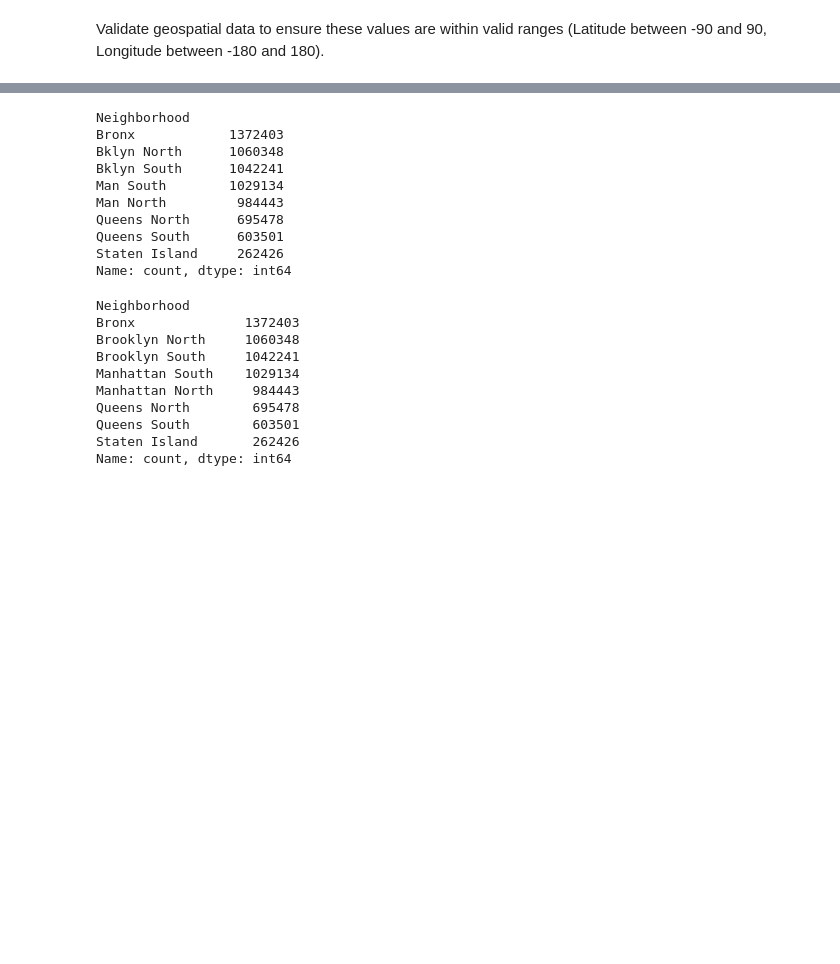
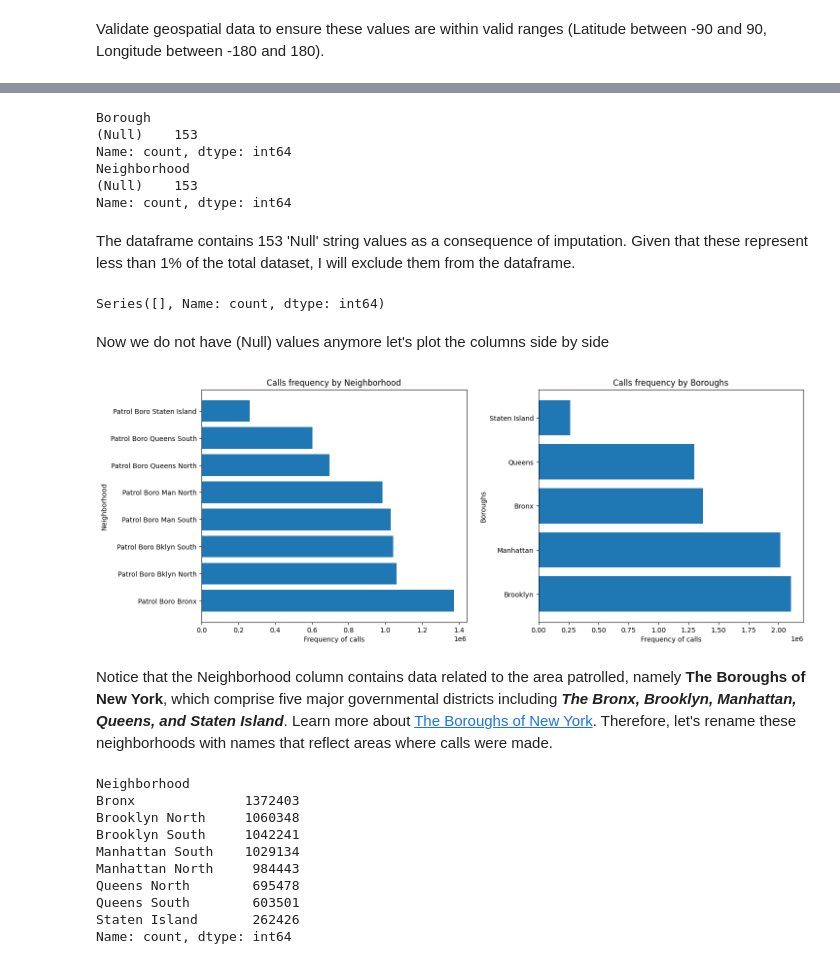
Before and after one commit to RaphRivers/Analysis-of-NYPD-911-Calls-Data-for-Enhanced-Public-Safety, a Jupyter notebook: notebook/data-preprocessing.ipynb, the cells around one changed output, grey strips where cells are left out. Drawn from its saved outputs; the diff is of its cells as text; code cells hidden in the pictures; blank space fills up the shorter version.

```diff
--- a/notebook/data-preprocessing.ipynb
+++ b/notebook/data-preprocessing.ipynb
@@ -321,23 +463,50 @@ Name: count, dtype: int64
+# %%
+print (df_subset_null['Borough'].value_counts(),df_subset_null['Neighborhood'].value_counts(), sep='\n')
+# %% [output]
+Borough
+(Null)    153
+Name: count, dtype: int64
+Neighborhood
+(Null)    153
+Name: count, dtype: int64
+# %% [markdown]
+The dataframe contains 153 'Null' string values as a consequence of imputation. Given that these represent less than 1% of the total dataset, I will exclude them from the dataframe.
 # %%
 # Filter out (Null) string values
 df_subset = df_subset[df_subset['Neighborhood'] != '(Null)']
+# %%
+df_subset_null = df_subset[df_subset['Neighborhood'] == '(Null)']
+df_subset_null.value_counts()
+# %% [output]
+Series([], Name: count, dtype: int64)
+# %% [markdown]
+Now we do not have (Null) values anymore let's plot the columns side by side
+# %%
+# Plt the Fequency of emergency calls by Boroughs
+b = df_subset['Borough'].value_counts()
+n = df_subset['Neighborhood'].value_counts()
+# figure and axes
+fig, axes = plt.subplots(1,2, figsize=(15, 6))
+# Plot value counts for Neighboorhood
+axes[0].barh(n.index, n.values)
+axes[0].set_title('Calls frequency by Neighborhood')
+axes[0].set_ylabel('Neighborhood')
+axes[0].set_xlabel('Frequency of calls')
+# Plot value counts for Borough
+axes[1].barh(b.index, b.values)
+axes[1].set_title('Calls frequency by Boroughs')
+axes[1].set_ylabel('Boroughs')
+axes[1].set_xlabel('Frequency of calls')
+
+# Display the plot automatically adjusting the layout with increased padding
+plt.tight_layout(pad=2.0)
+# %% [output]
+[figure, added]
+# %% [markdown]
+Notice that the Neighborhood column contains data related to the area patrolled, namely **The Boroughs of New York**, which comprise five major governmental districts including ***The Bronx, Brooklyn, Manhattan, Queens, and Staten Island***. Learn more about [The Boroughs of New York](https://en.wikipedia.org/wiki/Boroughs_of_New_York_City).  Therefore, let's rename these neighborhoods with names that reflect areas where calls were made.
 # %%
 # Extract everything after "Patrol Boro" and assign it to a new column 'neighborhood.'
 df_subset['Neighborhood'] = df_subset['Neighborhood'].str.extract('Patrol Boro (.*)')
-# %%
-# Preview dataframe
-df_subset['Neighborhood'].value_counts(dropna=False)
-# %% [output]
-Neighborhood
-Bronx            1372403
-Bklyn North      1060348
-Bklyn South      1042241
-Man South        1029134
-Man North         984443
-Queens North      695478
-Queens South      603501
-Staten Island     262426
-Name: count, dtype: int64
 # %%
 # Replace neighborhoods abbreviations with their full name for clarity
 df_subset['Neighborhood'] = df_subset['Neighborhood'].str.replace('Bklyn', 'Brooklyn').str.replace('Man', 'Manhattan')
```
Also changed, not shown: parts of 100 cells of this notebook.
